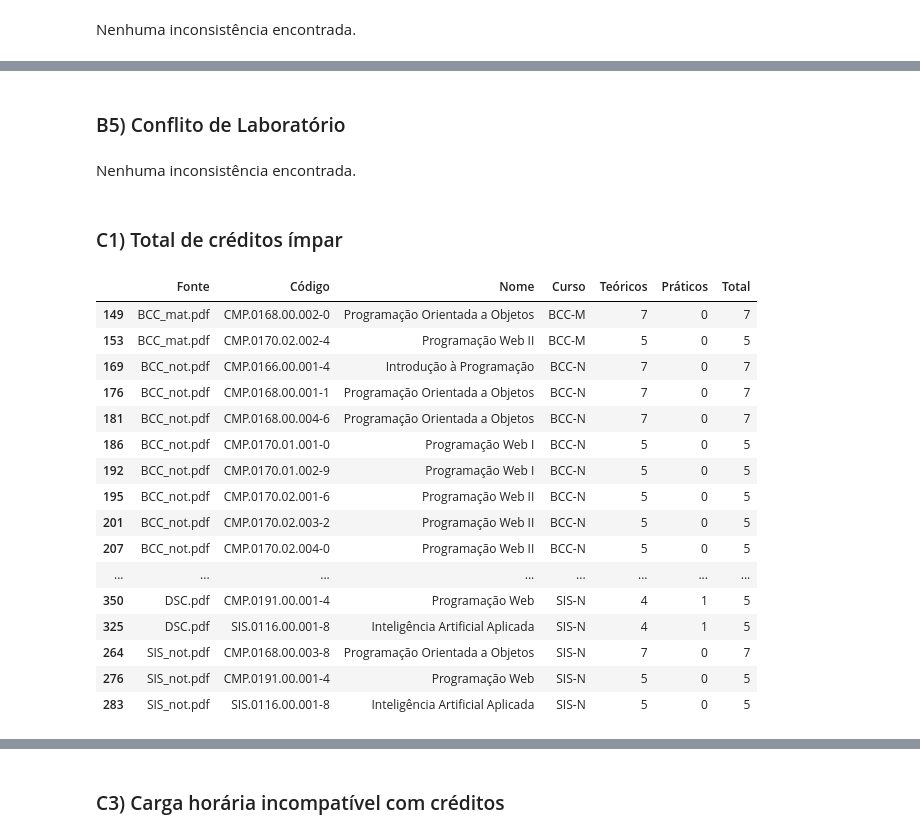
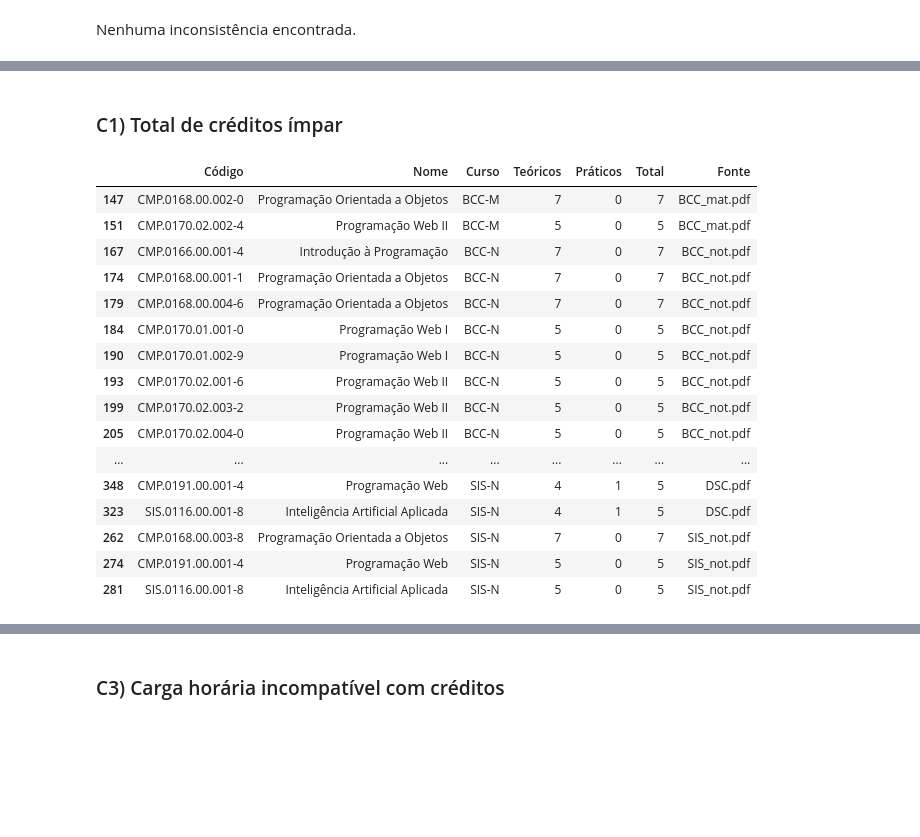
Before and after one commit to DSCFURB/dsc, a Jupyter notebook: ___Python/main.ipynb, the cells around one changed output, grey strips where cells are left out. Saved outputs shown, nothing was run; the diff lists cells and outputs as text; code cells hidden in the pictures; blank space fills up the shorter version.

```diff
--- a/___Python/main.ipynb
+++ b/___Python/main.ipynb
@@ -1107,37 +1168,29 @@ display_result("B4) Conflito de !DSC: não marcado", conflitos_flag_dsc)
-# %%
-# Regra B5: encontra turmas em laboratório sem a marcação correspondente na planilha.
-# A regra confere se o espaço físico pertence à lista de laboratórios válidos e, nesse caso,
-# exige que a coluna Laboratório esteja marcada.
-conflitos_laboratorio = lab_conflicts(planilha_df)
-display_result("B5) Conflito de Laboratório", conflitos_laboratorio)
-# %% [output]
-### B5) Conflito de Laboratório
-Nenhuma inconsistência encontrada.
 # %%
 # Regra C1: encontra turmas com total de créditos ímpar em todas as fontes.
 # O total é calculado a partir dos créditos teóricos e práticos extraídos da planilha
 # e dos PDFs, mantendo apenas as colunas relevantes para essa conferência.
 validacao_creditos_impares = inconsistent_credit_rows(fontes_completas_df)
+validacao_creditos_impares = validacao_creditos_impares[[column for column in validacao_creditos_impares.columns if column != "Fonte"] + ["Fonte"]]
 display_result("C1) Total de créditos ímpar", validacao_creditos_impares)
 # %% [output]
 ### C1) Total de créditos ímpar
-|  | Fonte | Código | Nome | Curso | Teóricos | Práticos | Total |
-| 149 | BCC_mat.pdf | CMP.0168.00.002-0 | Programação Orientada a Objetos | BCC-M | 7 | 0 | 7 |
-| 153 | BCC_mat.pdf | CMP.0170.02.002-4 | Programação Web II | BCC-M | 5 | 0 | 5 |
-| 169 | BCC_not.pdf | CMP.0166.00.001-4 | Introdução à Programação | BCC-N | 7 | 0 | 7 |
-| 176 | BCC_not.pdf | CMP.0168.00.001-1 | Programação Orientada a Objetos | BCC-N | 7 | 0 | 7 |
-| 181 | BCC_not.pdf | CMP.0168.00.004-6 | Programação Orientada a Objetos | BCC-N | 7 | 0 | 7 |
-| 186 | BCC_not.pdf | CMP.0170.01.001-0 | Programação Web I | BCC-N | 5 | 0 | 5 |
-| 192 | BCC_not.pdf | CMP.0170.01.002-9 | Programação Web I | BCC-N | 5 | 0 | 5 |
-| 195 | BCC_not.pdf | CMP.0170.02.001-6 | Programação Web II | BCC-N | 5 | 0 | 5 |
-| 201 | BCC_not.pdf | CMP.0170.02.003-2 | Programação Web II | BCC-N | 5 | 0 | 5 |
-| 207 | BCC_not.pdf | CMP.0170.02.004-0 | Programação Web II | BCC-N | 5 | 0 | 5 |
+|  | Código | Nome | Curso | Teóricos | Práticos | Total | Fonte |
+| 147 | CMP.0168.00.002-0 | Programação Orientada a Objetos | BCC-M | 7 | 0 | 7 | BCC_mat.pdf |
+| 151 | CMP.0170.02.002-4 | Programação Web II | BCC-M | 5 | 0 | 5 | BCC_mat.pdf |
+| 167 | CMP.0166.00.001-4 | Introdução à Programação | BCC-N | 7 | 0 | 7 | BCC_not.pdf |
+| 174 | CMP.0168.00.001-1 | Programação Orientada a Objetos | BCC-N | 7 | 0 | 7 | BCC_not.pdf |
+| 179 | CMP.0168.00.004-6 | Programação Orientada a Objetos | BCC-N | 7 | 0 | 7 | BCC_not.pdf |
+| 184 | CMP.0170.01.001-0 | Programação Web I | BCC-N | 5 | 0 | 5 | BCC_not.pdf |
+| 190 | CMP.0170.01.002-9 | Programação Web I | BCC-N | 5 | 0 | 5 | BCC_not.pdf |
+| 193 | CMP.0170.02.001-6 | Programação Web II | BCC-N | 5 | 0 | 5 | BCC_not.pdf |
+| 199 | CMP.0170.02.003-2 | Programação Web II | BCC-N | 5 | 0 | 5 | BCC_not.pdf |
+| 205 | CMP.0170.02.004-0 | Programação Web II | BCC-N | 5 | 0 | 5 | BCC_not.pdf |
 | ... | ... | ... | ... | ... | ... | ... | ... |
-| 350 | DSC.pdf | CMP.0191.00.001-4 | Programação Web | SIS-N | 4 | 1 | 5 |
-| 325 | DSC.pdf | SIS.0116.00.001-8 | Inteligência Artificial Aplicada | SIS-N | 4 | 1 | 5 |
-| 264 | SIS_not.pdf | CMP.0168.00.003-8 | Programação Orientada a Objetos | SIS-N | 7 | 0 | 7 |
-| 276 | SIS_not.pdf | CMP.0191.00.001-4 | Programação Web | SIS-N | 5 | 0 | 5 |
-| 283 | SIS_not.pdf | SIS.0116.00.001-8 | Inteligência Artificial Aplicada | SIS-N | 5 | 0 | 5 |
+| 348 | CMP.0191.00.001-4 | Programação Web | SIS-N | 4 | 1 | 5 | DSC.pdf |
+| 323 | SIS.0116.00.001-8 | Inteligência Artificial Aplicada | SIS-N | 4 | 1 | 5 | DSC.pdf |
+| 262 | CMP.0168.00.003-8 | Programação Orientada a Objetos | SIS-N | 7 | 0 | 7 | SIS_not.pdf |
+| 274 | CMP.0191.00.001-4 | Programação Web | SIS-N | 5 | 0 | 5 | SIS_not.pdf |
+| 281 | SIS.0116.00.001-8 | Inteligência Artificial Aplicada | SIS-N | 5 | 0 | 5 | SIS_not.pdf |
 # %%
 # Regra C2: lista turmas cuja carga horária informada no horário calculado ficou zero.
 # A base de incompatibilidades é calculada uma vez e esta seção mantém somente os casos
```
Also changed, not shown: parts of 20 cells of this notebook.
